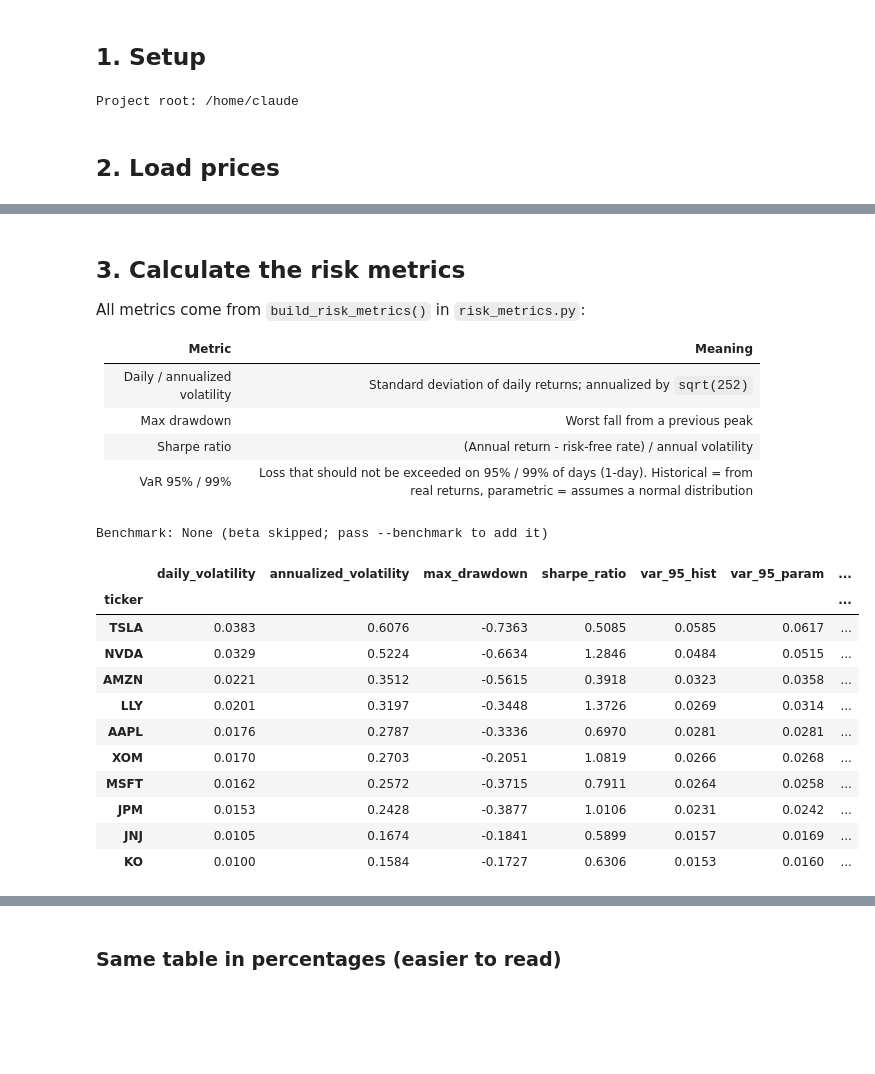
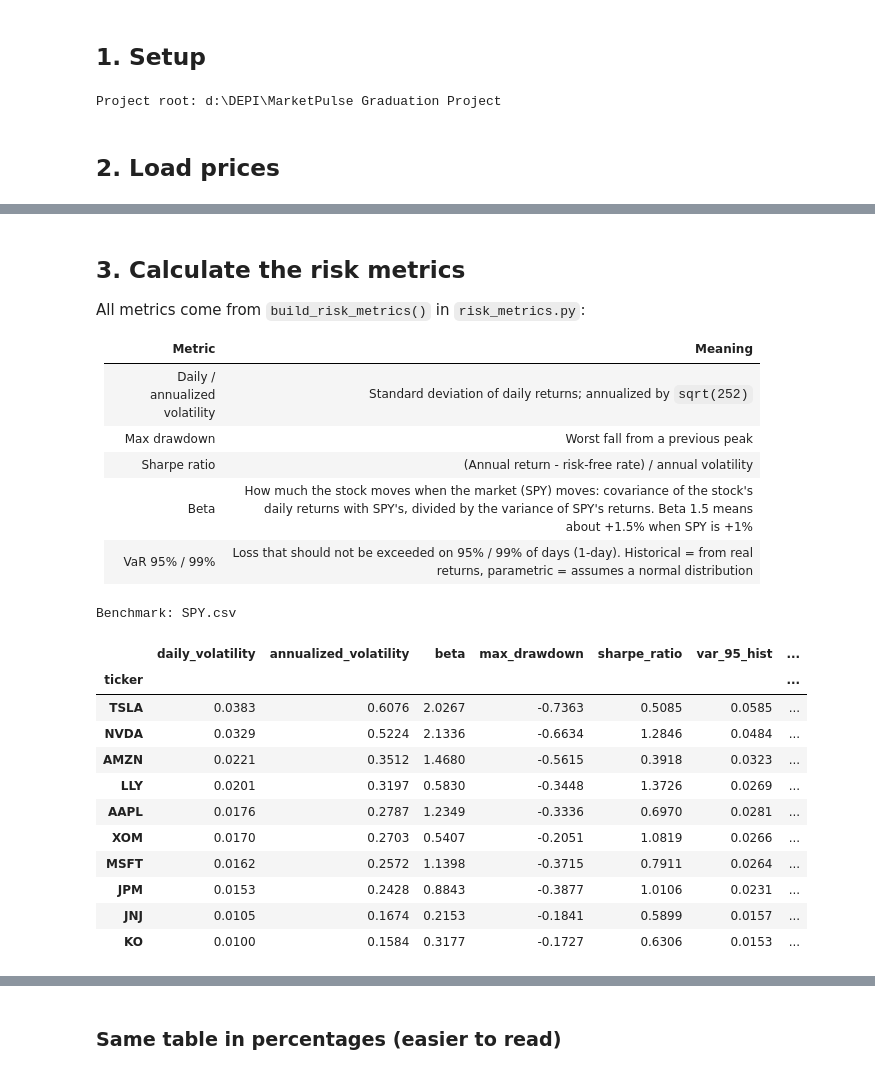
Before and after one commit to basmala5essam/MarketPulse-Graduation-Project-, a Jupyter notebook: notebooks/risk_analysis/04_risk_engine.ipynb, the cells around one changed output, grey strips where cells are left out. Cells and saved outputs as stored; diff of their text form; code cells hidden in the pictures; blank space fills up the shorter version.

```diff
--- a/notebooks/risk_analysis/04_risk_engine.ipynb
+++ b/notebooks/risk_analysis/04_risk_engine.ipynb
@@ -30,12 +30,13 @@ sys.path.insert(0, str(ROOT))
 from src.risk import risk_metrics as rm
 
 RAW_FILE = ROOT / "data" / "raw" / "yahoo_prices_raw.csv"
+BENCHMARK_FILE = ROOT / "data" / "raw" / "SPY.csv"   # benchmark for beta: columns date, close
 OUT_DIR = ROOT / "data" / "processed"
 RISK_FREE_RATE = 0.0   # annual risk-free rate used in the Sharpe ratio (0.03 = 3%)
 
 print("Project root:", ROOT)
 # %% [output]
-Project root: /home/claude
+Project root: d:\DEPI\MarketPulse Graduation Project
 # %% [markdown]
 ## 2. Load prices
 # %%
@@ -66,23 +67,24 @@ All metrics come from `build_risk_metrics()` in `risk_metrics.py`:
 | Daily / annualized volatility | Standard deviation of daily returns; annualized by `sqrt(252)` |
 | Max drawdown | Worst fall from a previous peak |
 | Sharpe ratio | (Annual return - risk-free rate) / annual volatility |
+| Beta | How much the stock moves when the market (SPY) moves: covariance of the stock's daily returns with SPY's, divided by the variance of SPY's returns. Beta 1.5 means about +1.5% when SPY is +1% |
 | VaR 95% / 99% | Loss that should not be exceeded on 95% / 99% of days (1-day). Historical = from real returns, parametric = assumes a normal distribution |
 # %%
-metrics, corr, bench_desc = rm.build_risk_metrics(prices, benchmark=None, risk_free_rate=RISK_FREE_RATE)
+metrics, corr, bench_desc = rm.build_risk_metrics(prices, benchmark=str(BENCHMARK_FILE), risk_free_rate=RISK_FREE_RATE)
 
 print("Benchmark:", bench_desc)
 metrics.style.format("{:.4f}")
 # %% [output]
-Benchmark: None (beta skipped; pass --benchmark to add it)
+Benchmark: SPY.csv
-|  | daily_volatility | annualized_volatility | max_drawdown | sharpe_ratio | var_95_hist | var_95_param | ... |
+|  | daily_volatility | annualized_volatility | beta | max_drawdown | sharpe_ratio | var_95_hist | ... |
 | ticker |  |  |  |  |  |  | ... |
-| TSLA | 0.0383 | 0.6076 | -0.7363 | 0.5085 | 0.0585 | 0.0617 | ... |
-| NVDA | 0.0329 | 0.5224 | -0.6634 | 1.2846 | 0.0484 | 0.0515 | ... |
-| AMZN | 0.0221 | 0.3512 | -0.5615 | 0.3918 | 0.0323 | 0.0358 | ... |
-| LLY | 0.0201 | 0.3197 | -0.3448 | 1.3726 | 0.0269 | 0.0314 | ... |
-| AAPL | 0.0176 | 0.2787 | -0.3336 | 0.6970 | 0.0281 | 0.0281 | ... |
-| XOM | 0.0170 | 0.2703 | -0.2051 | 1.0819 | 0.0266 | 0.0268 | ... |
-| MSFT | 0.0162 | 0.2572 | -0.3715 | 0.7911 | 0.0264 | 0.0258 | ... |
-| JPM | 0.0153 | 0.2428 | -0.3877 | 1.0106 | 0.0231 | 0.0242 | ... |
-| JNJ | 0.0105 | 0.1674 | -0.1841 | 0.5899 | 0.0157 | 0.0169 | ... |
-| KO | 0.0100 | 0.1584 | -0.1727 | 0.6306 | 0.0153 | 0.0160 | ... |
+| TSLA | 0.0383 | 0.6076 | 2.0267 | -0.7363 | 0.5085 | 0.0585 | ... |
+| NVDA | 0.0329 | 0.5224 | 2.1336 | -0.6634 | 1.2846 | 0.0484 | ... |
+| AMZN | 0.0221 | 0.3512 | 1.4680 | -0.5615 | 0.3918 | 0.0323 | ... |
+| LLY | 0.0201 | 0.3197 | 0.5830 | -0.3448 | 1.3726 | 0.0269 | ... |
+| AAPL | 0.0176 | 0.2787 | 1.2349 | -0.3336 | 0.6970 | 0.0281 | ... |
+| XOM | 0.0170 | 0.2703 | 0.5407 | -0.2051 | 1.0819 | 0.0266 | ... |
+| MSFT | 0.0162 | 0.2572 | 1.1398 | -0.3715 | 0.7911 | 0.0264 | ... |
+| JPM | 0.0153 | 0.2428 | 0.8843 | -0.3877 | 1.0106 | 0.0231 | ... |
+| JNJ | 0.0105 | 0.1674 | 0.2153 | -0.1841 | 0.5899 | 0.0157 | ... |
+| KO | 0.0100 | 0.1584 | 0.3177 | -0.1727 | 0.6306 | 0.0153 | ... |
```
Also changed, not shown: parts of 11 cells of this notebook, 1 other file.
